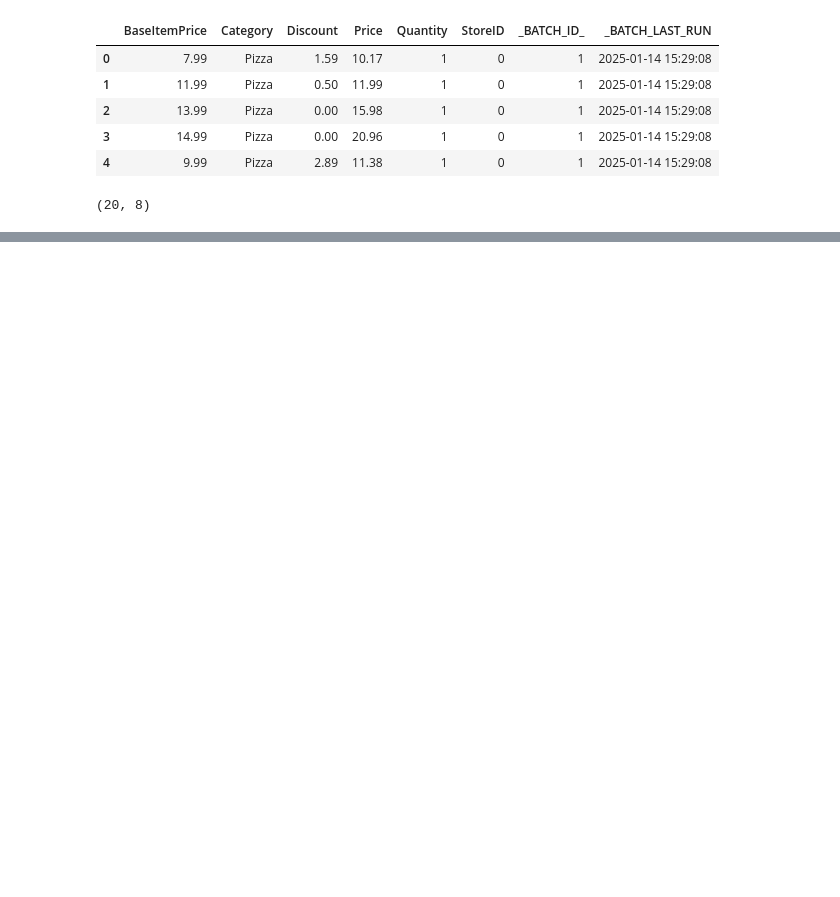
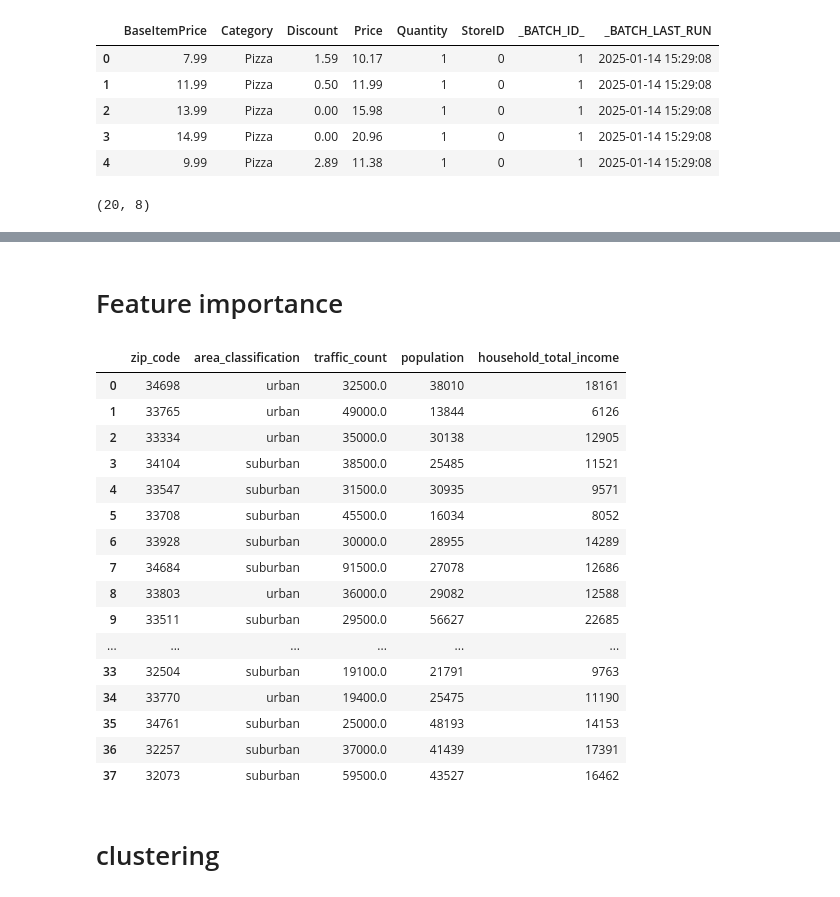
Before and after one commit to noor60/pipeline, a Jupyter notebook: PZ/notebooks/initial_checks.ipynb, the cells around one changed output, grey strips where cells are left out. Drawn from its saved outputs; the diff is of its cells as text; code cells hidden in the pictures; blank space fills up the shorter version.

```diff
--- a/PZ/notebooks/initial_checks.ipynb
+++ b/PZ/notebooks/initial_checks.ipynb
@@ -17,0 +390,3 @@ data.shape
+# %%
+traffic_count=pd.read_excel('/Users/nooreen/Desktop/High margin/PZ/data/external_data/traffic_count.xlsx')
+traffic_count.columns
@@ -17,0 +403,5 @@ data.shape
+# %%
+traffic_count=traffic_count[['*zip_code','classification','AADT']]
+
+traffic_count1=traffic_count[traffic_count['*zip_code'].isin(zip_codes)]
+traffic_count1.rename(columns={'*zip_code':'zip_code'},inplace=True)
@@ -17,0 +419,2 @@ data.shape
+# %%
+processed_traffic=traffic_count1.copy()
@@ -17,0 +438,7 @@ data.shape
+# %%
+merged_df = pd.merge(
+    pd.merge(processed_traffic, population_processed, on='zip_code'),
+    income_preprocessed,
+    on='zip_code'
+)
+merged_df.rename(columns={'AADT':'traffic_count','P1_001N':'population','classification':'area_classification'},inplace=True)
@@ -17,0 +447,24 @@ data.shape
+# %% [markdown]
+# Feature importance
+# %%
+merged_df
+# %% [output]
+|  | zip_code | area_classification | traffic_count | population | household_total_income |
+| 0 | 34698 | urban | 32500.0 | 38010 | 18161 |
+| 1 | 33765 | urban | 49000.0 | 13844 | 6126 |
+| 2 | 33334 | urban | 35000.0 | 30138 | 12905 |
+| 3 | 34104 | suburban | 38500.0 | 25485 | 11521 |
+| 4 | 33547 | suburban | 31500.0 | 30935 | 9571 |
+| 5 | 33708 | suburban | 45500.0 | 16034 | 8052 |
+| 6 | 33928 | suburban | 30000.0 | 28955 | 14289 |
+| 7 | 34684 | suburban | 91500.0 | 27078 | 12686 |
+| 8 | 33803 | urban | 36000.0 | 29082 | 12588 |
+| 9 | 33511 | suburban | 29500.0 | 56627 | 22685 |
+| ... | ... | ... | ... | ... | ... |
+| 33 | 32504 | suburban | 19100.0 | 21791 | 9763 |
+| 34 | 33770 | urban | 19400.0 | 25475 | 11190 |
+| 35 | 34761 | suburban | 25000.0 | 48193 | 14153 |
+| 36 | 32257 | suburban | 37000.0 | 41439 | 17391 |
+| 37 | 32073 | suburban | 59500.0 | 43527 | 16462 |
+# %% [markdown]
+# clustering
```
Also changed, not shown: parts of 47 cells of this notebook, 33 other files.
